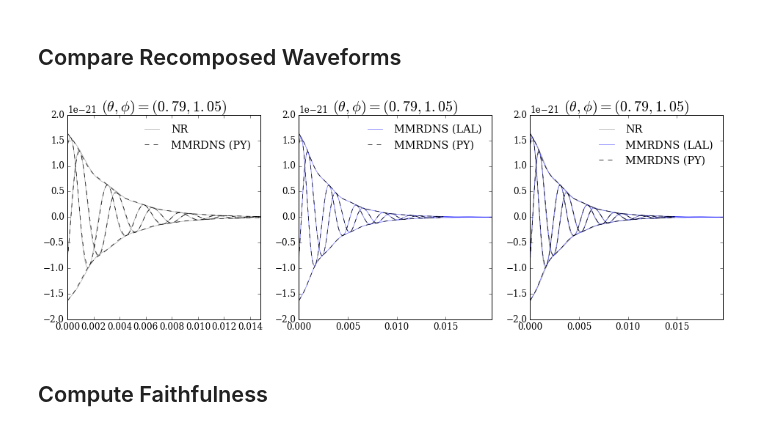
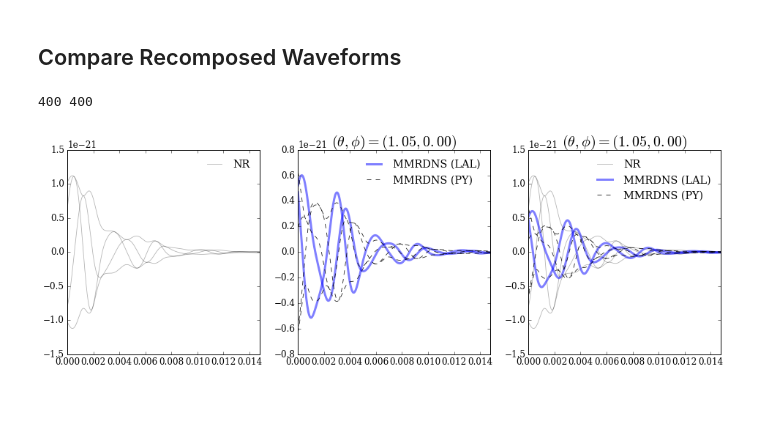
Before and after one commit to llondon6/review_ringdownFD_nikhef, a Jupyter notebook: factory/foo.ipynb, the cells around one changed output. Drawn from its saved outputs; the diff is of its cells as text; code cells hidden in the pictures; blank space fills up the shorter version.

```diff
--- a/factory/foo.ipynb
+++ b/factory/foo.ipynb
@@ -110,8 +113,8 @@ import review_ringdownFD_nikhef as review
 ## Select and Load NR Data
 # %%
 # Find simlations to load
-A = scsearch(keyword='D11_q1.00_a0.0_m240',verbose=True)
-# A = scsearch(keyword='hrq',q=2,verbose=True)
+# A = scsearch(keyword='D11_q1.00_a0.0_m240',verbose=True)
+A = scsearch(keyword='hrq',q=3,verbose=True)
 # A = scsearch(keyword='D9_q1.2_a0.0_m160',verbose=True)
 # A = scsearch(nonspinning=True,q=1.2,verbose=True,institute='gt',keyword='hrq')
 # %% [output]
@@ -124,6 +137,12 @@ A = scsearch(keyword='D11_q1.00_a0.0_m240',verbose=True)
 # Load simulation data
 a = A[0]
 # y = gwylm( a, lm=[(2,2)], verbose=True )
-y = gwylm( a, lm=[(2,2),(3,3),(3,2),(4,4),(4,3),(5,5)], verbose=True )
+# y = gwylm( a, lm=[(2,-2),(3,2),(3-2)], verbose=True )
+# y = gwylm( a, lm=[(2,2),(3,3),(3,2),(4,4),(4,3),(5,5)], verbose=True )
+# y = gwylm( a, lm=[(2,-2),(3,-3),(3,-2),(4,-4),(4,-3),(5,-5)], verbose=True )
+lm = []
+for ll,mm in [(2,2),(2,1),(3,3),(3,2),(4,4),(4,3),(5,5)]:
+    lm += [ (ll,mm), (ll,-mm) ]
+y = gwylm( a, lm=lm, verbose=True )
 # %% [output]
 (gwylm)>> Found dt (=0.15) keyword.
@@ -569,5 +538,8 @@ LAL:     (0.999307650351+0j)
 # %% [markdown]
 ## Compare LAL and Python Models
+# %%
+inclination = pi/3
+phi_ref = 0 # pi/3
 # %%
 
 #
@@ -637,14 +614,21 @@ Error (%) = 0.005652
 # yrd.align( ns.meval() ,verbose=True,plot=True)
 
 # Format NR Waveform
-hnr = physh( yrd.recompose(inclination,-phi_ref,kind='strain',domain='time').shift_phase(pi-0.65+pi/2,apply=False).wfarr, M_Sol, D_Mpc )
+# hnr = physh( yrd.recompose(inclination,-phi_ref,kind='strain',domain='time').shift_phase(pi-0.65+pi/2,apply=False).wfarr, M_Sol, D_Mpc )
+hnr = physh( yrd.recompose(inclination,phi_ref,kind='strain',domain='time').wfarr, M_Sol, D_Mpc )
+
 
 # Eval python model
 hpy = physh( ns.meval( inclination, phi_ref, eta, kind='strain' )(t_code), M_Sol, D_Mpc )
 
 # Evaluate LAL model
-hlal_raw = lalsim.SimRingdownMMRDNS_time(0.0,deltaT,Mf,xf,eta,inclination,phi_ref,D,nonGRparams=None)
+hlal_raw = lalsim.SimRingdownMMRDNS_time(0.0,deltaT,len(t_code),Mf,xf,eta,inclination,phi_ref,D,nonGRparams=None)
 chlal = hlal_raw[0].data.data - 1j*hlal_raw[1].data.data
+
+
+print len(hnr), len(chlal)
+# %% [output]
+400 400
 # %%
 #
 fig = figure( figsize=5*array([3.2,1]) )
@@ -675,42 +659,40 @@ def plotlal():
     alpha = 0.5
     t = deltaT * arange( len(chlal) )
     # Plot LAL Waveform
-    plot( t, chlal.real, 'b', alpha=alpha )
-    plot( t, chlal.imag, 'b', alpha=alpha )
-    plot( t, abs(chlal), 'b', label='MMRDNS (LAL)',alpha=alpha )
-    plot( t,-abs(chlal), 'b',alpha=alpha )
+    plot( t, chlal.real, 'b', alpha=alpha, linewidth=3, label='MMRDNS (LAL)' )
+    plot( t, chlal.imag, 'b', alpha=alpha, linewidth=3 )
+    #plot( t, abs(chlal), 'b', label='MMRDNS (LAL)',alpha=alpha )
+    #plot( t,-abs(chlal), 'b',alpha=alpha )
     xlim( lim(t) )
     #
     legend( frameon=False )
     title(r'$(\theta,\phi)=(%1.2f,%1.2f)$'%(inclination,phi_ref))
 
 #
 def plotpy():
     alpha=0.90
     color = 'k'
     t = physt(t_code-t_code[0],M_Sol)
     plot( t, hpy.real, '--',alpha=alpha, color=color, label='MMRDNS (PY)'  )
     plot( t, hpy.imag, '--',alpha=alpha, color=color  )
     plot( t, abs(hpy), '--',alpha=alpha, color=color  )
     plot( t,-abs(hpy), '--',alpha=alpha, color=color  )
     #
     legend( frameon=False )
     title(r'$(\theta,\phi)=(%1.2f,%1.2f)$'%(inclination,phi_ref))
 
 #
 subplot(1,3,1)
 plotnr()
-plotpy()
+# plotpy()
 #
 subplot(1,3,2)
 plotlal()
 plotpy()
 #
 subplot(1,3,3)
 plotnr()
 plotlal()
 plotpy()
 # %% [output]
-[figure, old version]
+[figure, new version]
-# %% [markdown]
-## Compute Faithfulness
```
Also changed, not shown: parts of 16 cells of this notebook, 3 other files.
